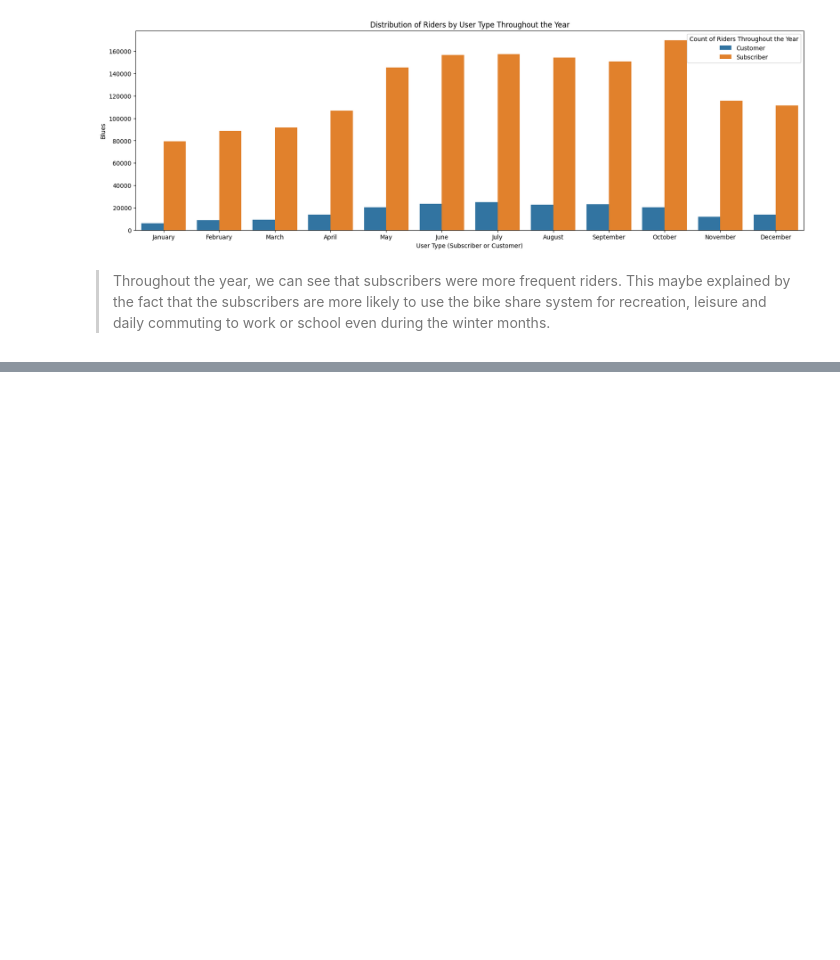
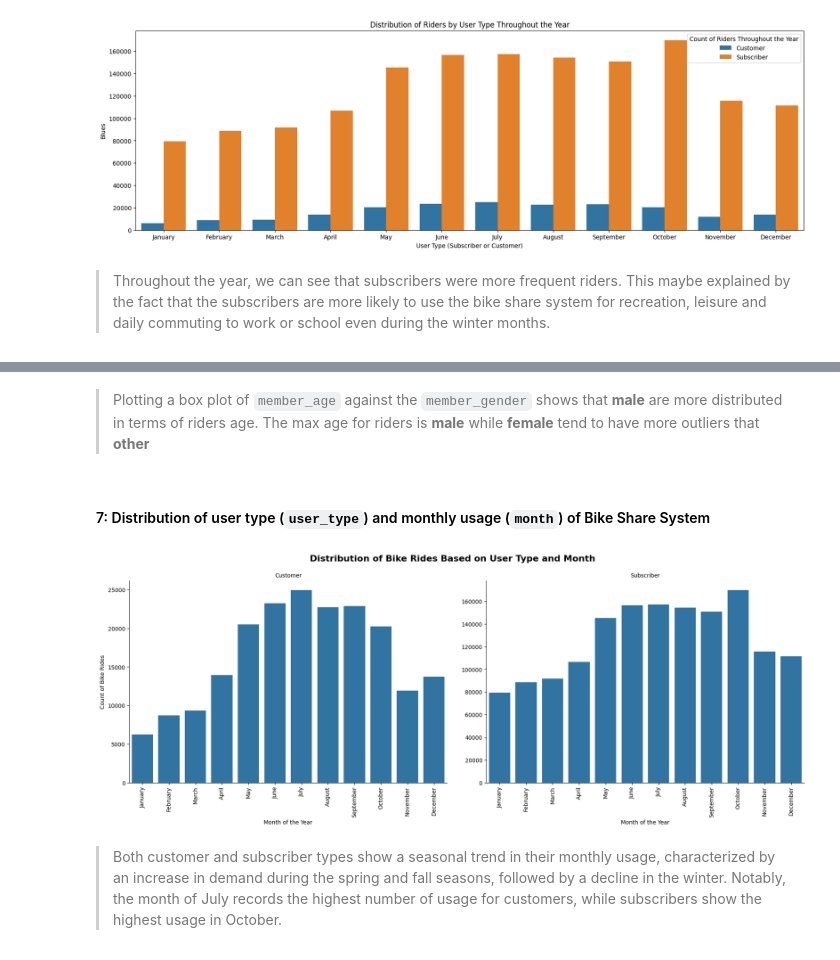
Before and after one commit to kisyular/data-visualization-project, a Jupyter notebook: Part_I_exploration.ipynb, the cells around one changed output, grey strips where cells are left out. Saved outputs shown, nothing was run; the diff lists cells and outputs as text; code cells hidden in the pictures; blank space fills up the shorter version.

```diff
--- a/Part_I_exploration.ipynb
+++ b/Part_I_exploration.ipynb
@@ -1040,0 +1052,16 @@ plot_bivariate_countplot(
+# %% [markdown]
+> Plotting a box plot of `member_age` against the `member_gender` shows that **male** are more distributed in terms of riders age. The max age for riders is **male** while **female** tend to have more outliers that **other**
+# %% [markdown]
+#### 7: Distribution of user type (`user_type`) and monthly usage (`month`) of Bike Share System
+# %%
+# catplot of `user_type` and `month`
+graph =sb.catplot(data=cc_bike_data, x='month_of_year', col='user_type', kind='count', sharey = False, sharex=True, color=base_color,
+           height=6, aspect=1.5)
+graph.set_axis_labels('Month of the Year', 'Count of Bike Rides')
+graph.set_titles('{col_name}')
+graph.set_xticklabels(rotation=90)
+graph.fig.suptitle('Distribution of Bike Rides Based on User Type and Month', y=1.05, fontsize=16, fontweight='semibold');
+# %% [output]
+[figure, added]
+# %% [markdown]
+> Both customer and subscriber types show a seasonal trend in their monthly usage, characterized by an increase in demand during the spring and fall seasons, followed by a decline in the winter. Notably, the month of July records the highest number of usage for customers, while subscribers show the highest usage in October.
```
Also changed, not shown: parts of 2 cells of this notebook.
